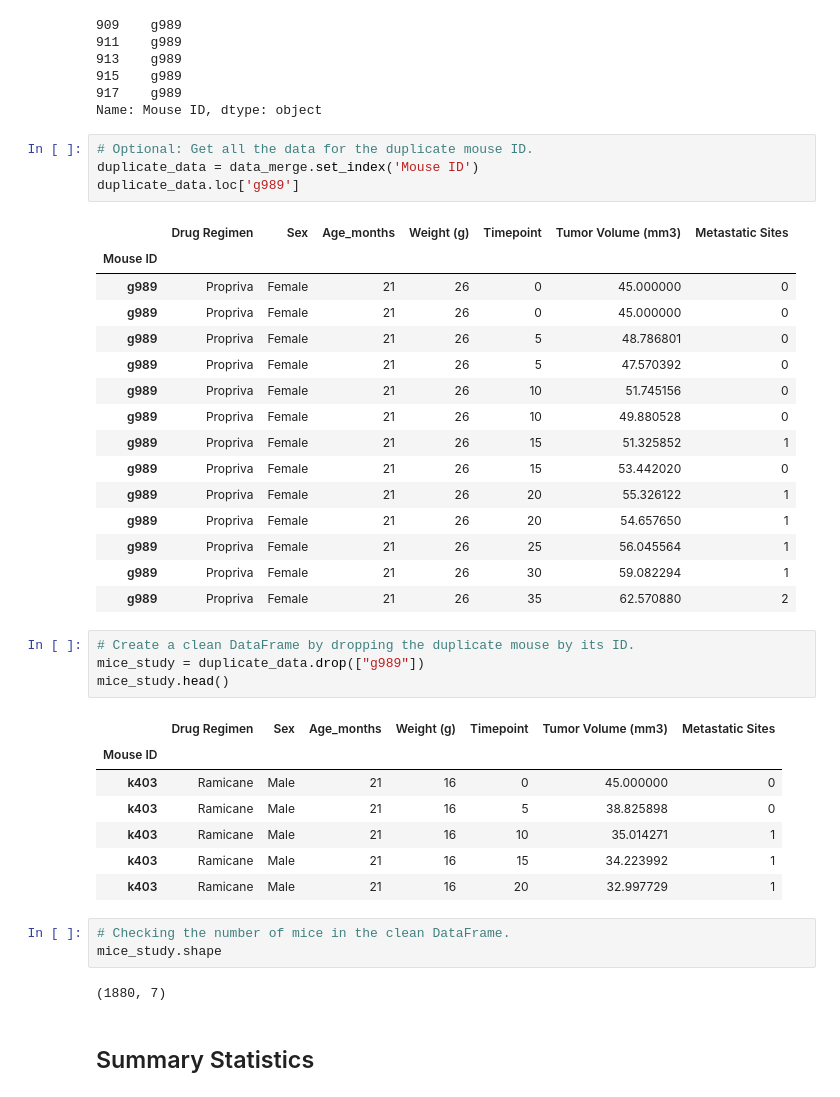
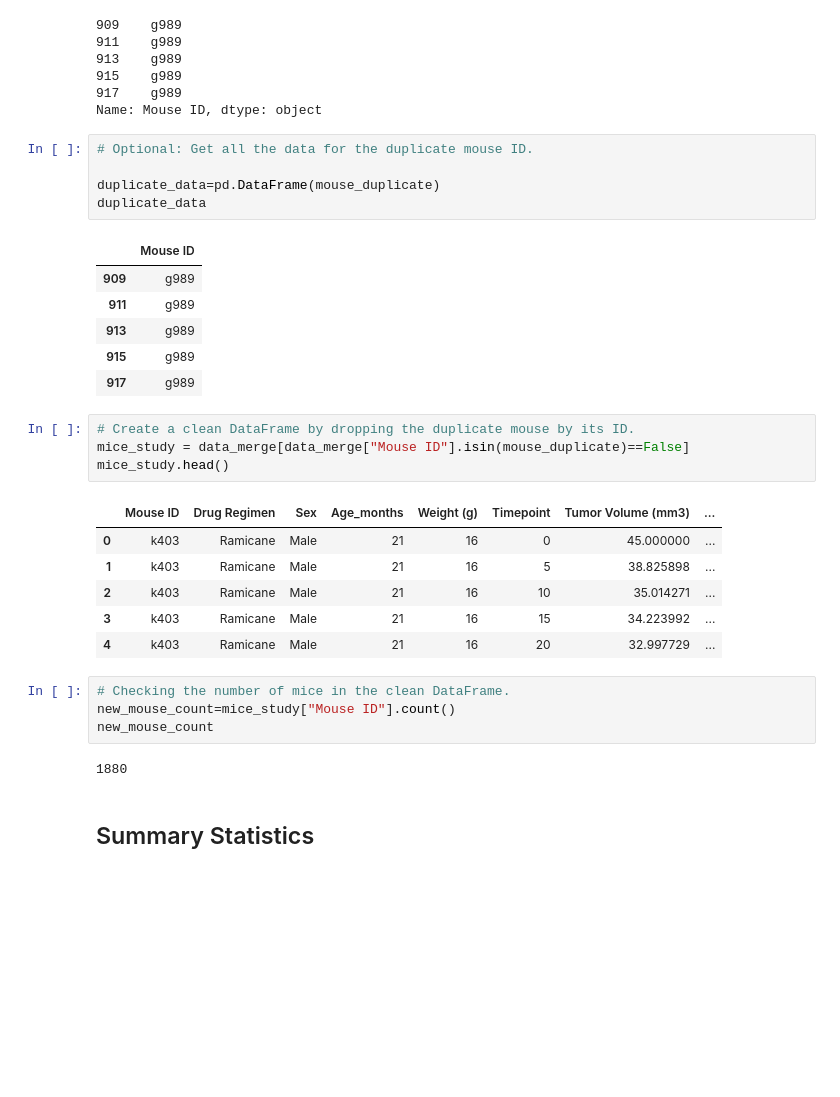
Before and after one commit to michelleherman13/matplotlib-challenge, a Jupyter notebook: Pymaceuticals/Pymaceuticals.ipynb, the cells around one changed output. Cells and saved outputs as stored; diff of their text form; blank space fills up the shorter version.

```diff
--- a/Pymaceuticals/Pymaceuticals.ipynb
+++ b/Pymaceuticals/Pymaceuticals.ipynb
@@ -50,41 +49,33 @@ mouse_duplicate
 Name: Mouse ID, dtype: object
 # %%
 # Optional: Get all the data for the duplicate mouse ID.
-duplicate_data = data_merge.set_index('Mouse ID')
-duplicate_data.loc['g989']
+
+duplicate_data=pd.DataFrame(mouse_duplicate)
+duplicate_data
 # %% [output]
-|  | Drug Regimen | Sex | Age_months | Weight (g) | Timepoint | Tumor Volume (mm3) | Metastatic Sites |
-| Mouse ID |  |  |  |  |  |  |  |
-| g989 | Propriva | Female | 21 | 26 | 0 | 45.000000 | 0 |
-| g989 | Propriva | Female | 21 | 26 | 0 | 45.000000 | 0 |
-| g989 | Propriva | Female | 21 | 26 | 5 | 48.786801 | 0 |
-| g989 | Propriva | Female | 21 | 26 | 5 | 47.570392 | 0 |
-| g989 | Propriva | Female | 21 | 26 | 10 | 51.745156 | 0 |
-| g989 | Propriva | Female | 21 | 26 | 10 | 49.880528 | 0 |
-| g989 | Propriva | Female | 21 | 26 | 15 | 51.325852 | 1 |
-| g989 | Propriva | Female | 21 | 26 | 15 | 53.442020 | 0 |
-| g989 | Propriva | Female | 21 | 26 | 20 | 55.326122 | 1 |
-| g989 | Propriva | Female | 21 | 26 | 20 | 54.657650 | 1 |
-| g989 | Propriva | Female | 21 | 26 | 25 | 56.045564 | 1 |
-| g989 | Propriva | Female | 21 | 26 | 30 | 59.082294 | 1 |
-| g989 | Propriva | Female | 21 | 26 | 35 | 62.570880 | 2 |
+|  | Mouse ID |
+| 909 | g989 |
+| 911 | g989 |
+| 913 | g989 |
+| 915 | g989 |
+| 917 | g989 |
 # %%
 # Create a clean DataFrame by dropping the duplicate mouse by its ID.
-mice_study = duplicate_data.drop(["g989"])
+mice_study = data_merge[data_merge["Mouse ID"].isin(mouse_duplicate)==False]
 mice_study.head()
 # %% [output]
-|  | Drug Regimen | Sex | Age_months | Weight (g) | Timepoint | Tumor Volume (mm3) | Metastatic Sites |
-| Mouse ID |  |  |  |  |  |  |  |
-| k403 | Ramicane | Male | 21 | 16 | 0 | 45.000000 | 0 |
-| k403 | Ramicane | Male | 21 | 16 | 5 | 38.825898 | 0 |
-| k403 | Ramicane | Male | 21 | 16 | 10 | 35.014271 | 1 |
-| k403 | Ramicane | Male | 21 | 16 | 15 | 34.223992 | 1 |
-| k403 | Ramicane | Male | 21 | 16 | 20 | 32.997729 | 1 |
+|  | Mouse ID | Drug Regimen | Sex | Age_months | Weight (g) | Timepoint | Tumor Volume (mm3) | ... |
+| 0 | k403 | Ramicane | Male | 21 | 16 | 0 | 45.000000 | ... |
+| 1 | k403 | Ramicane | Male | 21 | 16 | 5 | 38.825898 | ... |
+| 2 | k403 | Ramicane | Male | 21 | 16 | 10 | 35.014271 | ... |
+| 3 | k403 | Ramicane | Male | 21 | 16 | 15 | 34.223992 | ... |
+| 4 | k403 | Ramicane | Male | 21 | 16 | 20 | 32.997729 | ... |
 # %%
 # Checking the number of mice in the clean DataFrame.
-mice_study.shape
+new_mouse_count=mice_study["Mouse ID"].count()
+new_mouse_count
 # %% [output]
-(1880, 7)
+1880
 # %% [markdown]
 ## Summary Statistics
 # %%
```
Also changed, not shown: parts of 8 cells of this notebook.
